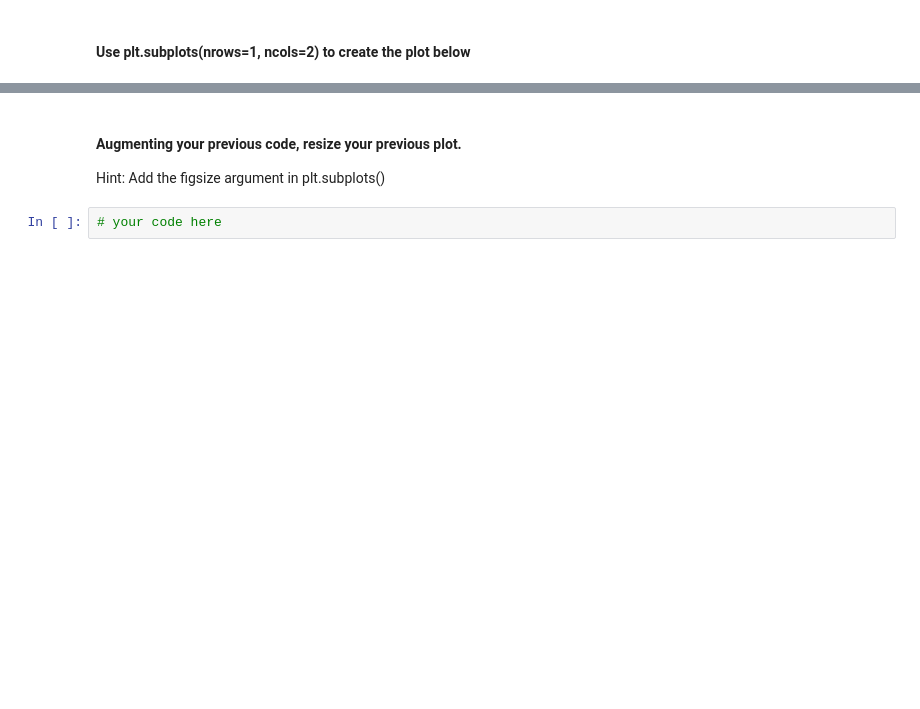
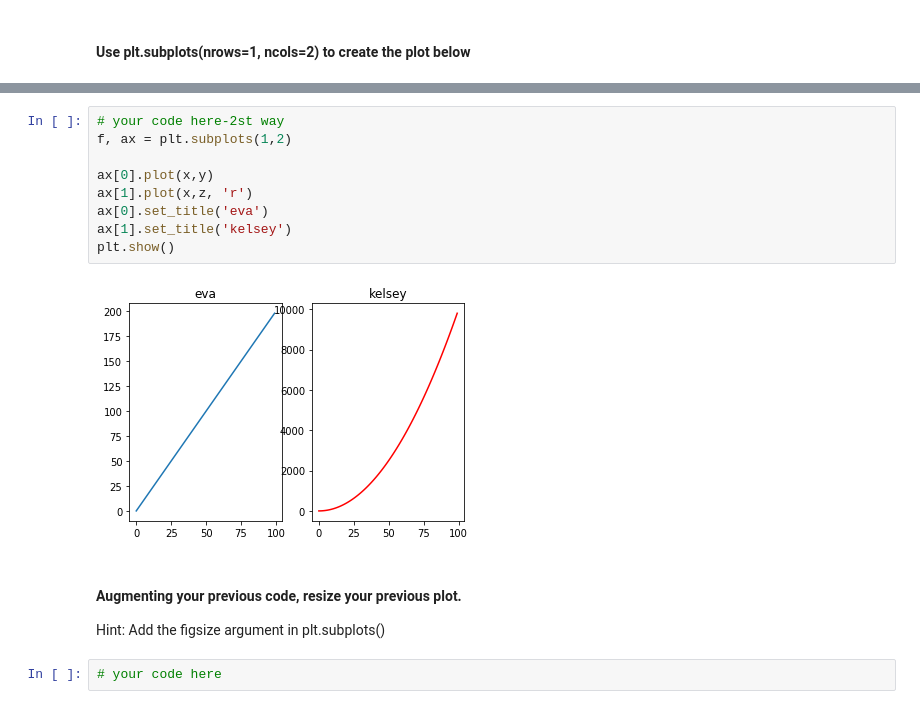
Before and after one commit to pausampietro/lab-matplotlib-seaborn, a Jupyter notebook: your-code/main.ipynb, the cells around one changed output, grey strips where cells are left out. Saved outputs shown, nothing was run; the diff lists cells and outputs as text; blank space fills up the shorter version.

```diff
--- a/your-code/main.ipynb
+++ b/your-code/main.ipynb
@@ -27,3 +34,14 @@ Also, play around with the linewidth and style. Use the ones you're most happy w
+# %%
+# your code here-2st way
+f, ax = plt.subplots(1,2)
+
+ax[0].plot(x,y)
+ax[1].plot(x,z, 'r')
+ax[0].set_title('eva')
+ax[1].set_title('kelsey')
+plt.show()
+# %% [output]
+[figure, added]
 # %% [markdown]
 #### Augmenting your previous code, resize your previous plot.
 Hint: Add the figsize argument in plt.subplots()
```
Also changed, not shown: parts of 13 cells of this notebook.
